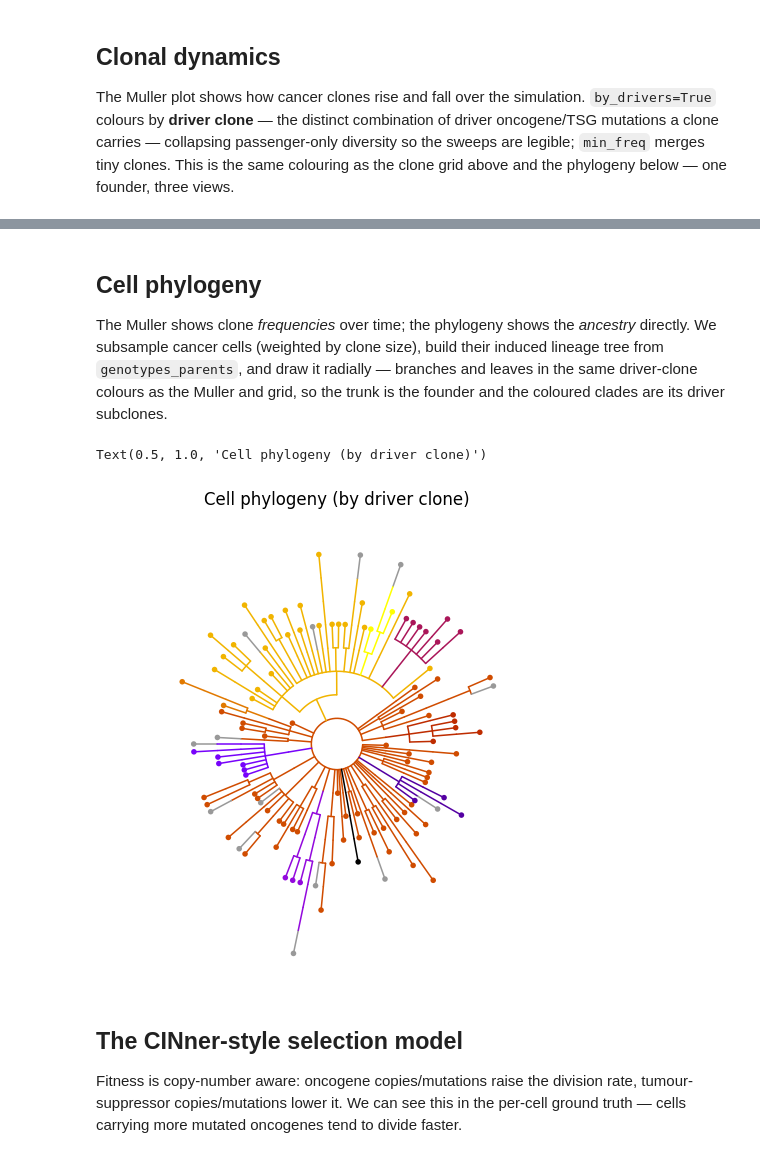
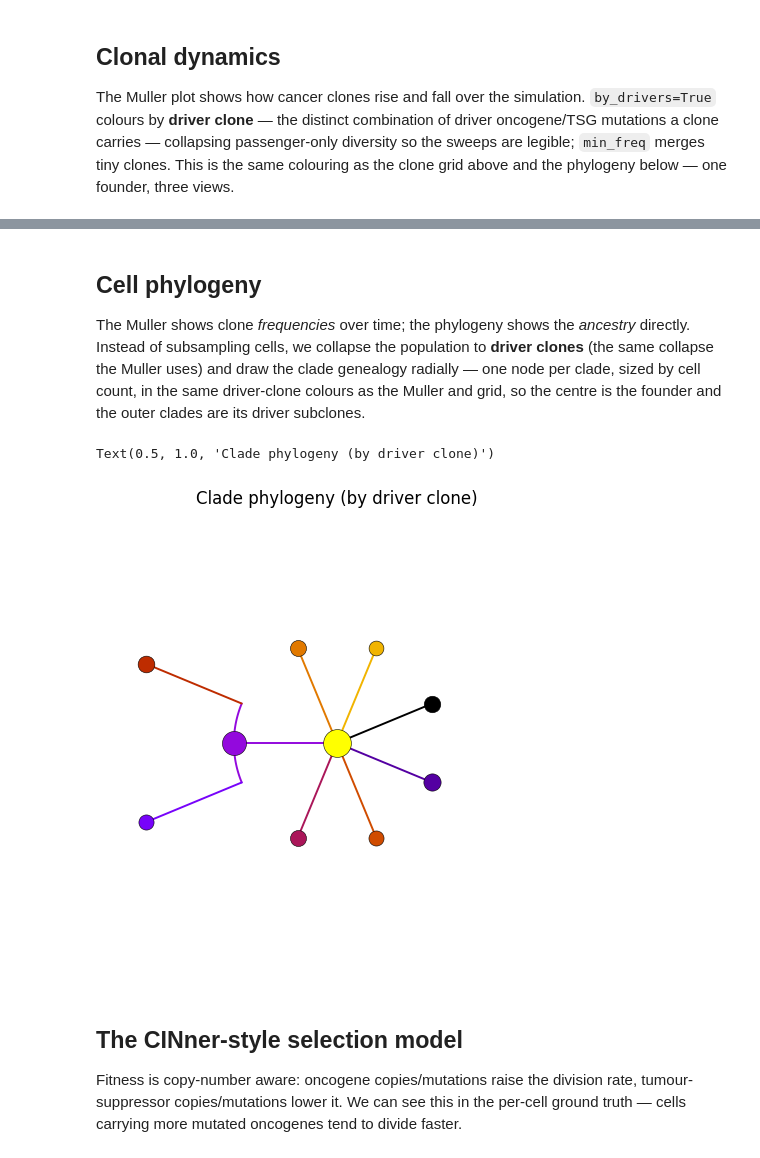
Before and after one commit to pedrofale/iscc, a Jupyter notebook: notebooks/02_tumor_growth.ipynb, the cells around one changed output, grey strips where cells are left out. Cells and saved outputs as stored; diff of their text form; code cells hidden in the pictures.

```diff
--- a/notebooks/02_tumor_growth.ipynb
+++ b/notebooks/02_tumor_growth.ipynb
@@ -67,19 +67,21 @@ Text(0.5, 1.0, 'Clonal dynamics (by driver clone) — a single founder + its sub
 # %% [markdown]
 ## Cell phylogeny
 
-The Muller shows clone *frequencies* over time; the phylogeny shows the *ancestry* directly. We
-subsample cancer cells (weighted by clone size), build their induced lineage tree from
-`genotypes_parents`, and draw it radially — branches and leaves in the same driver-clone colours as
-the Muller and grid, so the trunk is the founder and the coloured clades are its driver subclones.
+The Muller shows clone *frequencies* over time; the phylogeny shows the *ancestry* directly. Instead
+of subsampling cells, we collapse the population to **driver clones** (the same collapse the Muller
+uses) and draw the clade genealogy radially — one node per clade, sized by cell count, in the same
+driver-clone colours as the Muller and grid, so the centre is the founder and the outer clades are its
+driver subclones.
 # %%
-# Radial cell phylogeny, drawn straight to the axes (no image file). Leaves are subsampled cancer
-# cells; branches and leaves take the SAME driver-clone colours as the Muller and the grid.
+# Radial CLADE phylogeny, drawn straight to the axes (no image file). The population is collapsed to
+# driver clones (no cell subsampling) — one node per clade, sized by cell count, in the SAME
+# driver-clone colours as the Muller and the grid.
 fig, ax = plt.subplots(figsize=(6, 6))
-tumor.plot_phylogeny(ax=ax, sample_size=150, seed=0)
-ax.set_title("Cell phylogeny (by driver clone)")
+tumor.plot_phylogeny(ax=ax)
+ax.set_title("Clade phylogeny (by driver clone)")
 # %% [output]
-Text(0.5, 1.0, 'Cell phylogeny (by driver clone)')
+Text(0.5, 1.0, 'Clade phylogeny (by driver clone)')
-[figure, old version]
+[figure, new version]
 # %% [markdown]
 ## The CINner-style selection model
 
```
Also changed, not shown: parts of 2 cells of this notebook, 3 other files.
